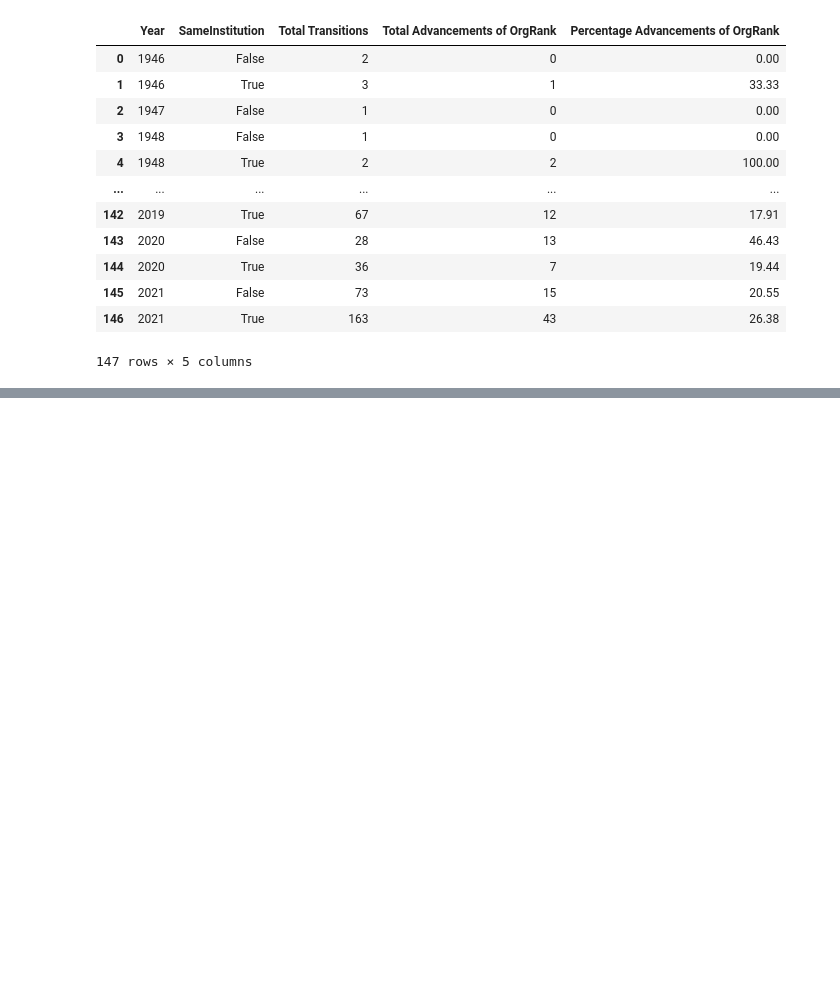
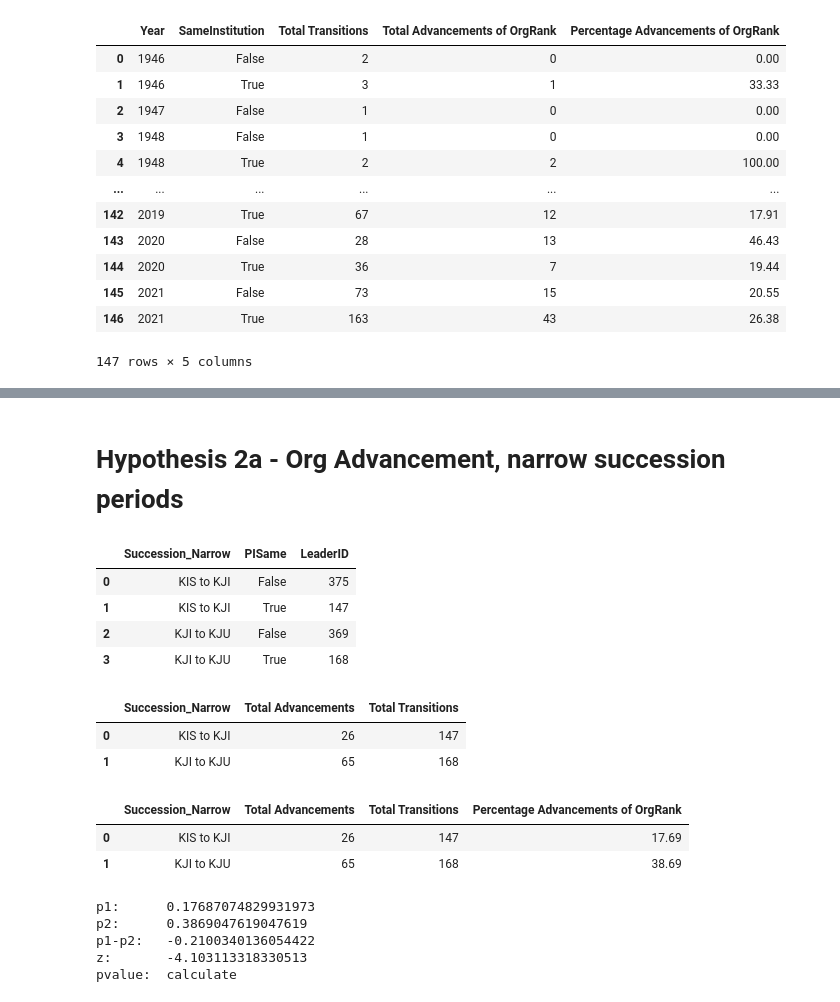
Before and after one commit to seouljake/nkelites, a Jupyter notebook: scripts/3 scripts - anaylsis/2023.10.04 Research Note/stats3_analysis_trans.ipynb, the cells around one changed output, grey strips where cells are left out. Drawn from its saved outputs; the diff is of its cells as text; code cells hidden in the pictures; blank space fills up the shorter version.

```diff
--- a/scripts/3 scripts - anaylsis/2023.10.04 Research Note/stats3_analysis_trans.ipynb
+++ b/scripts/3 scripts - anaylsis/2023.10.04 Research Note/stats3_analysis_trans.ipynb
@@ -476,0 +529,12 @@ stat3
+# %% [markdown]
+# Hypothesis 2a - Org Advancement, narrow succession periods
+# %%
+select_columns = ["PISame","Succession_Narrow","LeaderID"]
+group_columns = ["Succession_Narrow","PISame"]
+trans[select_columns].groupby(group_columns,as_index=False).count()
+# %% [output]
+|  | Succession_Narrow | PISame | LeaderID |
+| 0 | KIS to KJI | False | 375 |
+| 1 | KIS to KJI | True | 147 |
+| 2 | KJI to KJU | False | 369 |
+| 3 | KJI to KJU | True | 168 |
@@ -476,0 +545,23 @@ stat3
+# %%
+stat4a = trans.loc[trans["PISame"]==True,stat4a_columns].groupby(stat4a_groupby_columns,as_index=False)["OrgAdvanceYes"].agg({"Total Advancements":"sum","Total Transitions":"count"})
+stat4a
+# %% [output]
+|  | Succession_Narrow | Total Advancements | Total Transitions |
+| 0 | KIS to KJI | 26 | 147 |
+| 1 | KJI to KJU | 65 | 168 |
+# %%
+stat4a["Percentage Advancements of OrgRank"] = stat4a.apply(lambda x: round(x["Total Advancements"] / x["Total Transitions"] * 100,2) if x["Total Transitions"] > 0 else np.nan,axis=1)
+stat4a
+# %% [output]
+|  | Succession_Narrow | Total Advancements | Total Transitions | Percentage Advancements of OrgRank |
+| 0 | KIS to KJI | 26 | 147 | 17.69 |
+| 1 | KJI to KJU | 65 | 168 | 38.69 |
+# %%
+# 2-sample test of proportions
+two_sample_ttest_proportions(26,65,147,168,.05)
+# %% [output]
+p1:      0.17687074829931973
+p2:      0.3869047619047619
+p1-p2:   -0.2100340136054422
+z:       -4.103113318330513
+pvalue:  calculate
```
Also changed, not shown: parts of 82 cells of this notebook, 1 other file.
